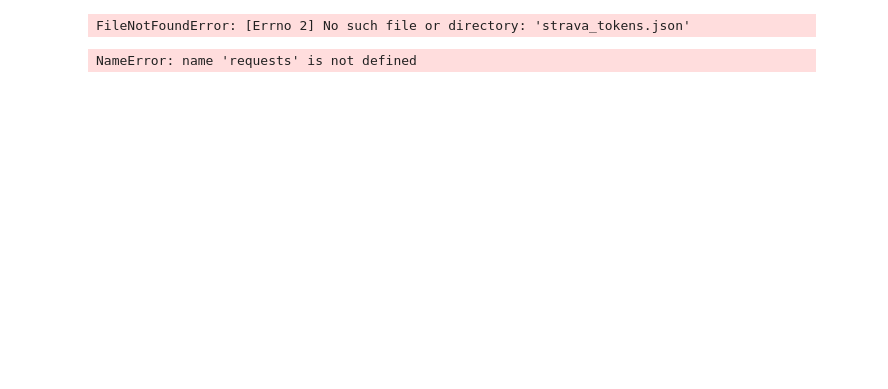
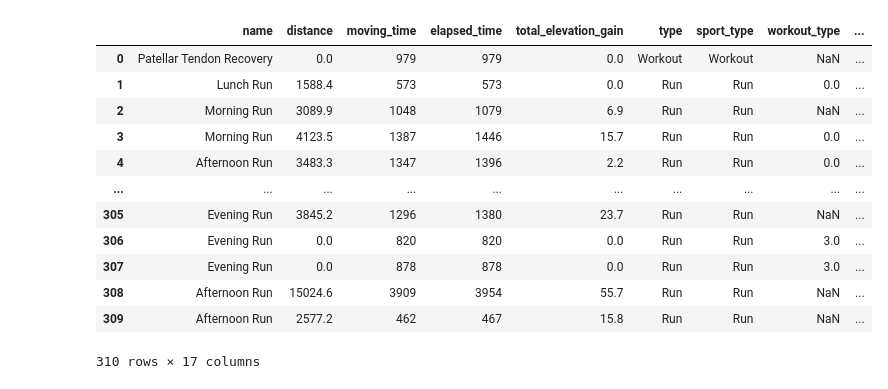
Before and after one commit to tdmorello/strava-analysis, a Jupyter notebook: notebooks/notebook.ipynb, the cells around one changed output. Saved outputs shown, nothing was run; the diff lists cells and outputs as text; code cells hidden in the pictures; blank space fills up the shorter version.

```diff
--- a/notebooks/notebook.ipynb
+++ b/notebooks/notebook.ipynb
@@ -1,81 +1,47 @@
-# %%
-import json
-import requests
-
-# Read the token from the saved file
-with open("strava_tokens.json", "r") as tokens:
-    data = json.load(tokens)
-
-# Get the access token
-access_token = data["access_token"]
-
-# Build the API url to get athlete info
-athlete_url = f"https://www.strava.com/api/v3/athlete?" f"access_token={access_token}"
-
-# Get the response in json format
-response = requests.get(athlete_url)
-athlete = response.json()
-
-# Print out the retrieved information
-print("RESTful API:", athlete_url)
-print("=" * 5, "ATHLETE INFO", "=" * 5)
-print("Name:", athlete["firstname"], athlete["lastname"])
-print("Gender:", athlete["sex"])
-print("City:", athlete["city"], athlete["country"])
-print("Strava athlete from:", athlete["created_at"])
-# %% [output]
-FileNotFoundError: [Errno 2] No such file or directory: 'strava_tokens.json'
-# %%
-activities_url = "https://www.strava.com/api/v3/athlete/activities"
-
-page = 1
-max_page = 5
-
-entries = []
-while page < max_page:
-    r = requests.get(
-        f"{activities_url}?access_token={access_token}&per_page=200&page={page}"
-    )
-    if not r.json():
-        break
-    entries.extend(r.json())
-    page += 1
-# %% [output]
-NameError: name 'requests' is not defined
+# %%
+import pandas as pd
+from pathlib import Path
+
+# get the latest downloaded dataset
+csv_file = sorted((Path().absolute().parent / "data/raw").glob("*.csv"))[-1]
+df = pd.read_csv(csv_file)
 # %%
-import pandas as pd
-
-df = pd.DataFrame(entries)
-
+# preprocess the dataframe
 keep_columns = [
     "name",
     "distance",
     "moving_time",
     "elapsed_time",
     "total_elevation_gain",
     "type",
     "sport_type",
     "workout_type",
     "start_date",
     "start_date_local",
-    "timezone",
-    "utc_offset",
-    "location_city",
-    "location_state",
-    "location_country",
-    "start_latlng",
-    "end_latlng",
     "average_speed",
     "max_speed",
     "average_cadence",
-    "has_heartrate",
     "average_heartrate",
     "max_heartrate",
     "elev_high",
     "elev_low",
 ]
 
 df = df[keep_columns]
-df.to_csv("export.csv")
+display(df)
+# %% [output]
+|  | name | distance | moving_time | elapsed_time | total_elevation_gain | type | sport_type | workout_type | ... |
+| 0 | Patellar Tendon Recovery | 0.0 | 979 | 979 | 0.0 | Workout | Workout | NaN | ... |
+| 1 | Lunch Run | 1588.4 | 573 | 573 | 0.0 | Run | Run | 0.0 | ... |
+| 2 | Morning Run | 3089.9 | 1048 | 1079 | 6.9 | Run | Run | NaN | ... |
+| 3 | Morning Run | 4123.5 | 1387 | 1446 | 15.7 | Run | Run | 0.0 | ... |
+| 4 | Afternoon Run | 3483.3 | 1347 | 1396 | 2.2 | Run | Run | 0.0 | ... |
+| ... | ... | ... | ... | ... | ... | ... | ... | ... | ... |
+| 305 | Evening Run | 3845.2 | 1296 | 1380 | 23.7 | Run | Run | NaN | ... |
+| 306 | Evening Run | 0.0 | 820 | 820 | 0.0 | Run | Run | 3.0 | ... |
+| 307 | Evening Run | 0.0 | 878 | 878 | 0.0 | Run | Run | 3.0 | ... |
+| 308 | Afternoon Run | 15024.6 | 3909 | 3954 | 55.7 | Run | Run | NaN | ... |
+| 309 | Afternoon Run | 2577.2 | 462 | 467 | 15.8 | Run | Run | NaN | ... |
+310 rows × 17 columns
 # %%
 df.start_date_local = pd.to_datetime(df.start_date_local)
```
Also changed, not shown: parts of 4 cells of this notebook, 11 other files.
